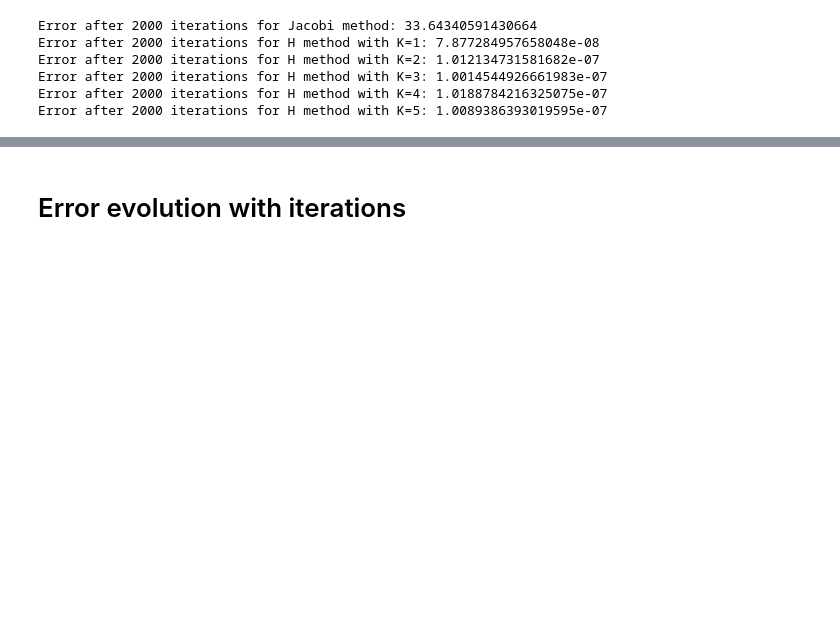
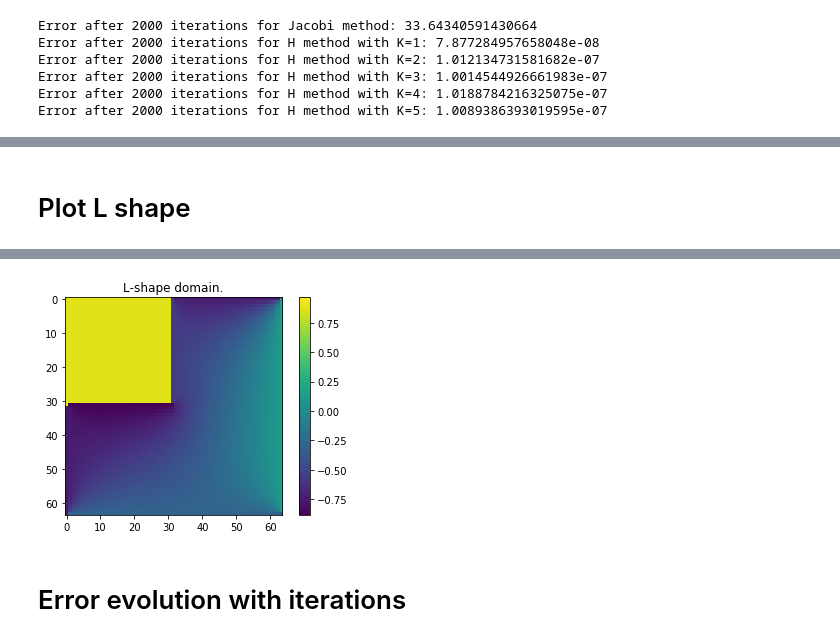
Before and after one commit to francescobardi/pde_solver_deep_learned, a Jupyter notebook: nnpde/main.ipynb, the cells around one changed output, grey strips where cells are left out. Cells and saved outputs as stored; diff of their text form; code cells hidden in the pictures; blank space fills up the shorter version.

```diff
--- a/nnpde/main.ipynb
+++ b/nnpde/main.ipynb
@@ -270,0 +304,15 @@ Error after 2000 iterations for H method with K=5: 1.0089386393019595e-07
+# %% [markdown]
+# Plot L shape
+# %%
+problem_l_shape = DirichletProblem(N=N, k_ground_truth=20000, domain_type = "l_shape")
+ground_truth_l_shape = problem_l_shape.ground_truth.view(N, N).numpy()
+
+square_fig = plt.figure()
+im = plt.imshow(ground_truth_l_shape)
+plt.title("L-shape domain.")
+plt.colorbar(im)
+
+square_fig.savefig('../report/figs/l_shape.eps', bbox_inches='tight')
+plt.draw()
+plt.show()
+# %% [output]
@@ -271,3 +336,4 @@ Error after 2000 iterations for H method with K=5: 1.0089386393019595e-07
+[figure, added]
 # %% [markdown]
 # Error evolution with iterations
 # %%
```
Also changed, not shown: parts of 3 cells of this notebook, 2 other files.
